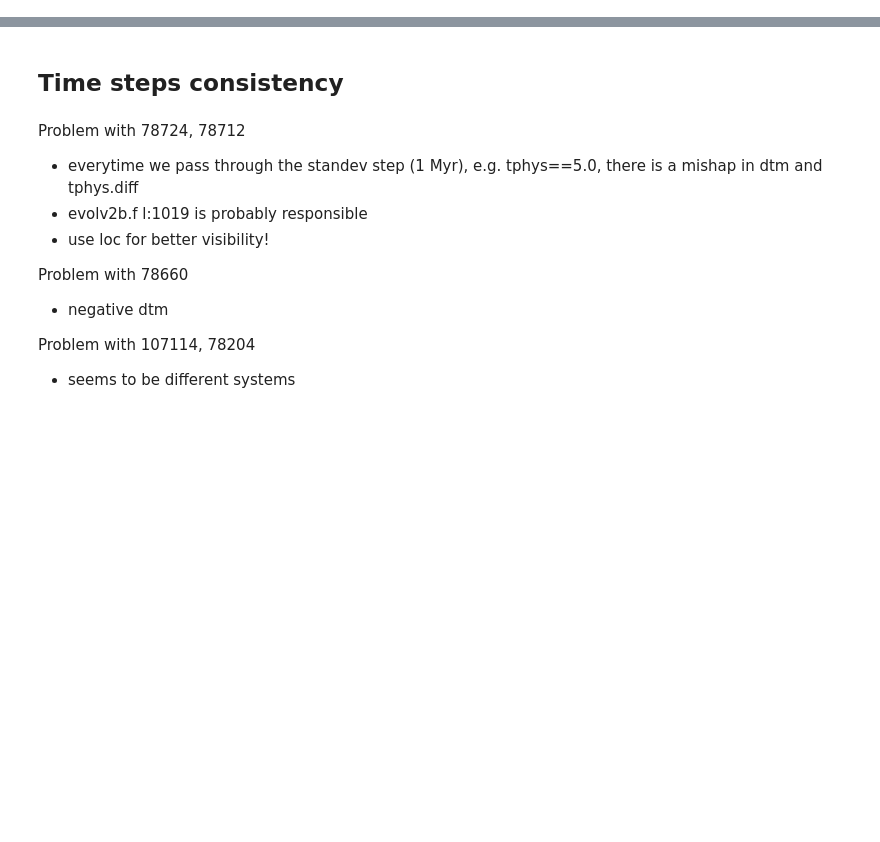
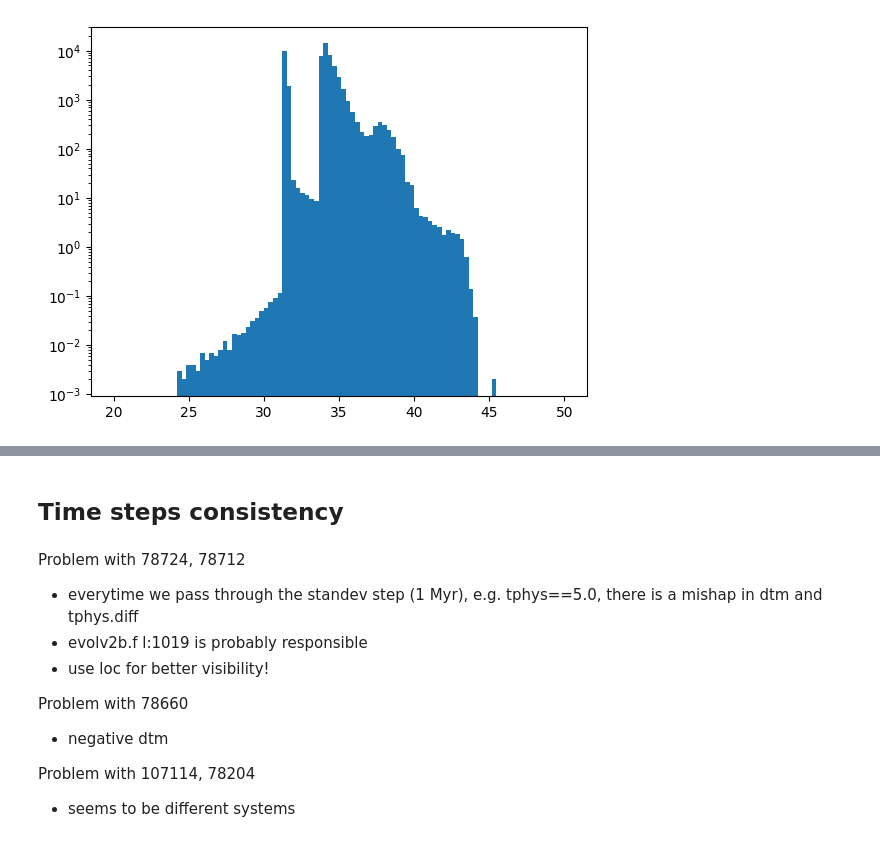
Before and after one commit to gwiktoro/moccarun, a Jupyter notebook: notebooks/xrb_output_tests.ipynb, the cells around one changed output, grey strips where cells are left out. Cells and saved outputs as stored; diff of their text form; code cells hidden in the pictures; blank space fills up the shorter version.

```diff
--- a/notebooks/xrb_output_tests.ipynb
+++ b/notebooks/xrb_output_tests.ipynb
@@ -30,7 +50,7 @@ write_stm = """idbin, id1, id2, j1, j2, tphys, dtm,
      &       rad(1), rad(2), lumin(1), lumin(2), massc(1), massc(2),
      &       radc(1), radc(2), menv(1), menv(2), renv(1), renv(2),
      &       ospin(1), ospin(2), dmt(1), dmt(2), dmr(1), dmr(2), rol(1),
-     &       rol(2),dmdt(1), dmdt(2), dm1, dm2 , tb, Lx
+     &       rol(2),dmdt(1), dmdt(2), dm1, dm2 , tb, Lx, Mdot_RLOF
 """
 names = (re.sub("[^(\w]\d+[^)]", "", write_stm)  # remove line numbers
          .replace('&', '')  # remove continuation marks
@@ -43,3 +81,6 @@ names
+# %%
+datadir = Path("/work/chuck/mocca/gwiktoro/mocca/src/run")
 # %%
-df = pd.read_csv('xrb.dat', names=names, sep='\s+')
+# df = pd.read_csv(datadir / 'outputcv_short_test_ref5/cv.dat', names=names, sep='\s+')
+df = pd.read_csv(datadir / 'grid_outputxrb/conc_pop=0.05_fracb=0.95,0.95/xrb.dat', names=names, usecols=['Lx','dtm'], sep='\s+')
 df
@@ -45,0 +101,5 @@ df
+# %%
+plt.hist(np.log10(df.Lx), weights=df.dtm, bins=np.linspace(20,50,100))
+plt.yscale('log')
+# %% [output]
+[figure, added]
```
Also changed, not shown: parts of 15 cells of this notebook, 7 other files.
